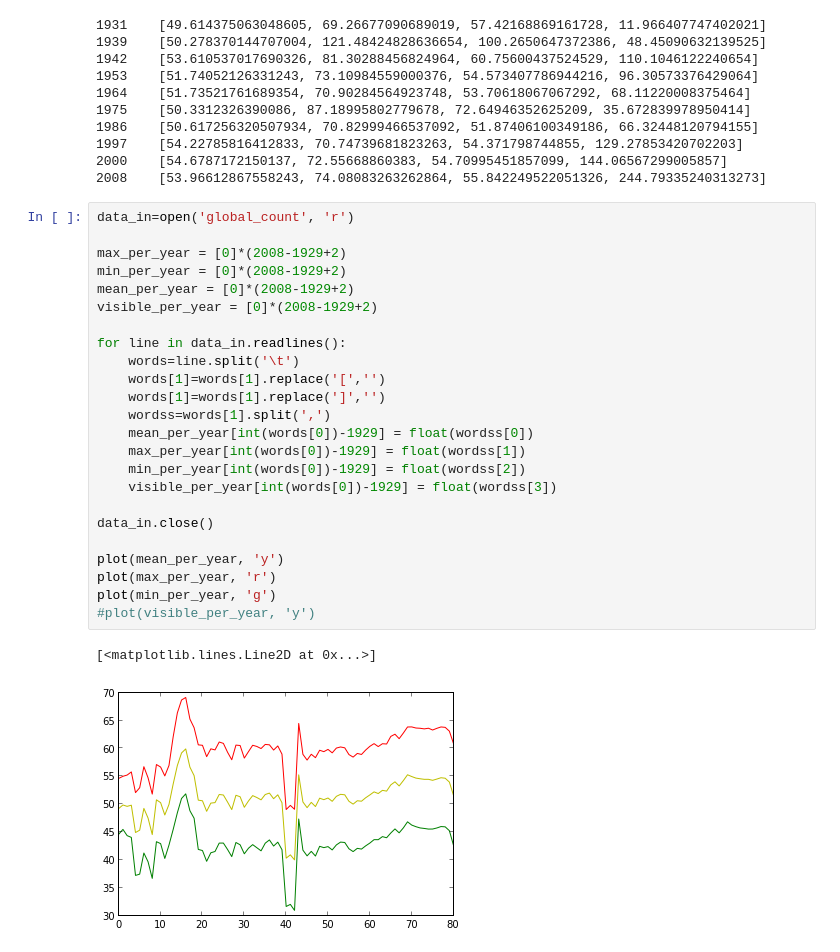
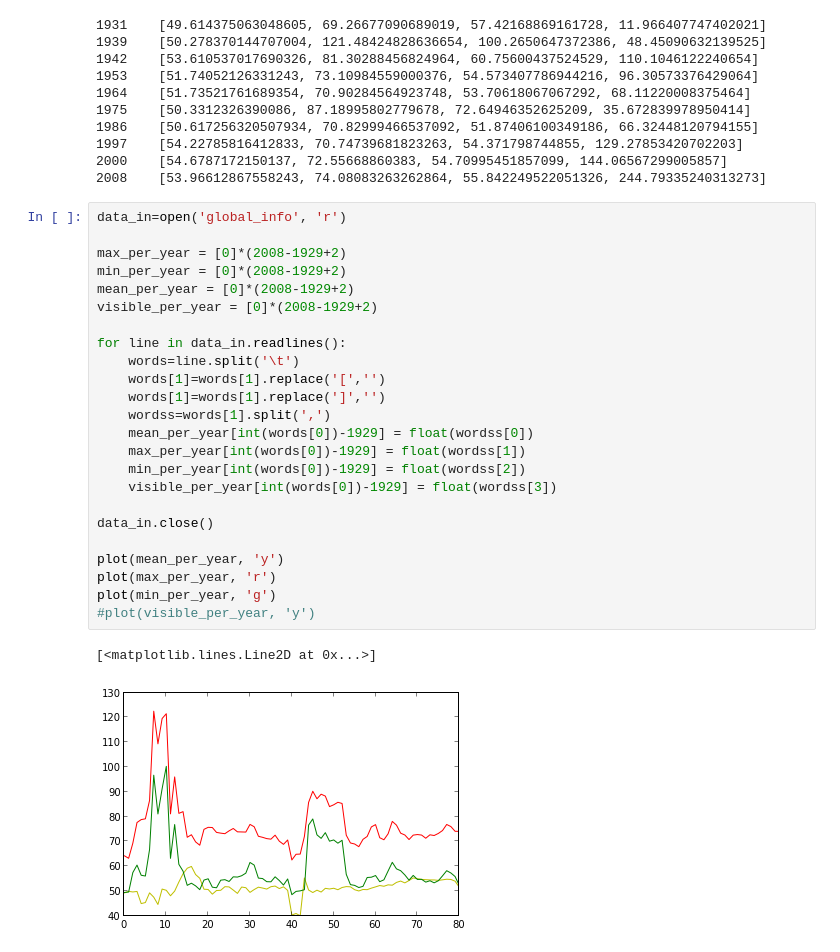
Before and after one commit to stream101/bigdata_final, a Jupyter notebook: 02_Global_Trend.ipynb, the cells around one changed output. Drawn from its saved outputs; the diff is of its cells as text.

```diff
--- a/02_Global_Trend.ipynb
+++ b/02_Global_Trend.ipynb
@@ -164,32 +201,32 @@ Removing all files in s3://mrjob-50bf9a4649b37161/tmp/calc_global.ubuntu.2014061
 2000    [54.6787172150137, 72.55668860383, 54.70995451857099, 144.06567299005857]
 2008    [53.96612867558243, 74.08083263262864, 55.842249522051326, 244.79335240313273]
 # %%
-data_in=open('global_count', 'r')
+data_in=open('global_info', 'r')
 
 max_per_year = [0]*(2008-1929+2)
 min_per_year = [0]*(2008-1929+2)
 mean_per_year = [0]*(2008-1929+2)
 visible_per_year = [0]*(2008-1929+2)
 
 for line in data_in.readlines():
     words=line.split('\t')
     words[1]=words[1].replace('[','')
     words[1]=words[1].replace(']','')
     wordss=words[1].split(',')
     mean_per_year[int(words[0])-1929] = float(wordss[0])
     max_per_year[int(words[0])-1929] = float(wordss[1])
     min_per_year[int(words[0])-1929] = float(wordss[2])
     visible_per_year[int(words[0])-1929] = float(wordss[3])
 
 data_in.close()
 
 plot(mean_per_year, 'y')
 plot(max_per_year, 'r')
 plot(min_per_year, 'g')
 #plot(visible_per_year, 'y')
 # %% [output]
 [<matplotlib.lines.Line2D at 0x...>]
-[figure, old version]
+[figure, new version]
 # %%
 plot(visible_per_year, 'b')
 # %% [output]
```
Also changed, not shown: parts of 13 cells of this notebook, 6 other files.
